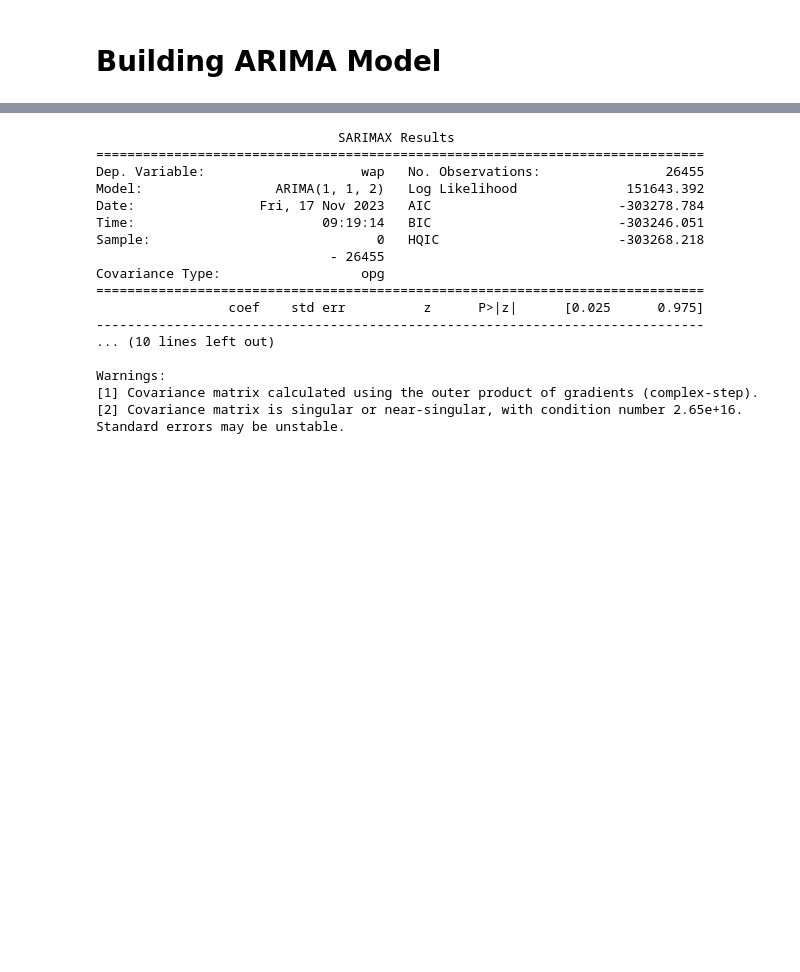
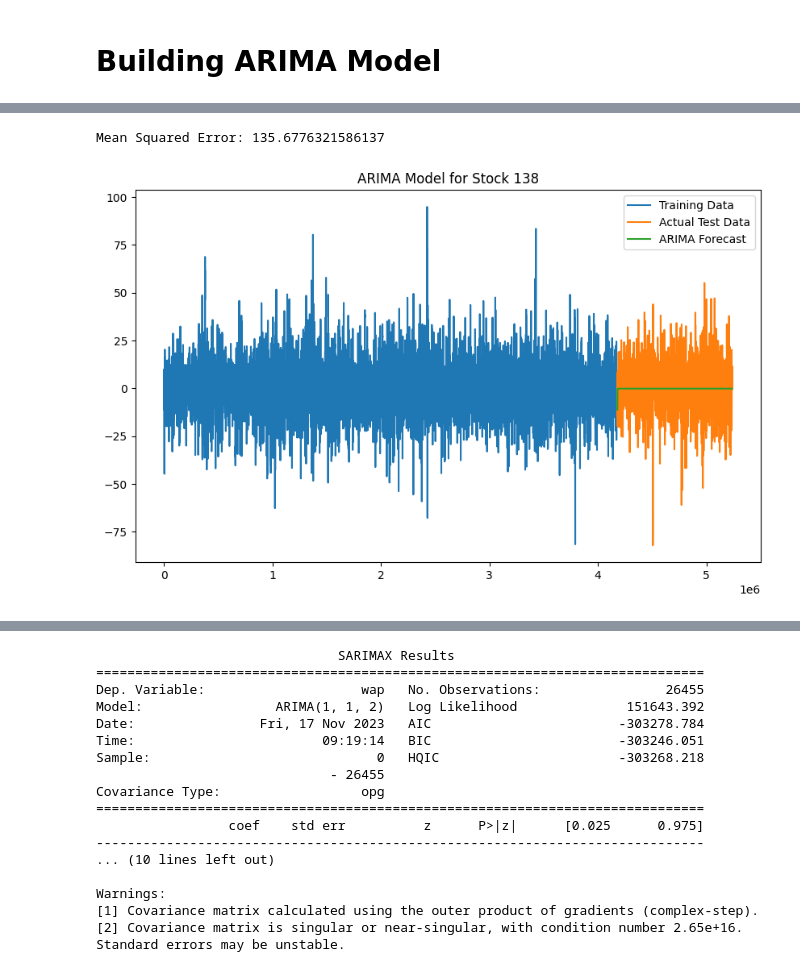
Before and after one commit to UNT-CSCE-Projects/US_stock_market_prediction, a Jupyter notebook: Stock_138_Latifi.ipynb, the cells around one changed output, grey strips where cells are left out. Cells and saved outputs as stored; diff of their text form; code cells hidden in the pictures; blank space fills up the shorter version.

```diff
--- a/Stock_138_Latifi.ipynb
+++ b/Stock_138_Latifi.ipynb
@@ -471,0 +543,30 @@ model_fit = model.fit()
+# %%
+# Choose ARIMA order based on ACF and PACF plots
+# For simplicity, let's assume (p, d, q) = (1, 1, 1)
+p, d, q = 1, 1, 1
+
+# Split data into training and testing sets
+train_size = int(len(target) * 0.8)
+train, test = target[:train_size], target[train_size:]
+
+# Fit ARIMA model
+arima_model = ARIMA(train, order=(p, d, q)).fit()
+
+# Make predictions on the test set
+forecast = arima_model.predict(start=len(train), end=len(train) + len(test) - 1, dynamic=False)
+
+# Evaluate the model
+mse = mean_squared_error(test, forecast)
+print('Mean Squared Error:', mse)
+
+# Plot the results
+plt.figure(figsize=(10, 6))
+plt.plot(train.index, train, label='Training Data')
+plt.plot(test.index, test, label='Actual Test Data')
+plt.plot(test.index, forecast, label='ARIMA Forecast')
+plt.legend()
+plt.title('ARIMA Model for Stock 138')
+plt.show()
+# %% [output]
+Mean Squared Error: 135.6776321586137
+[figure, added]
```
Also changed, not shown: parts of 9 cells of this notebook.
